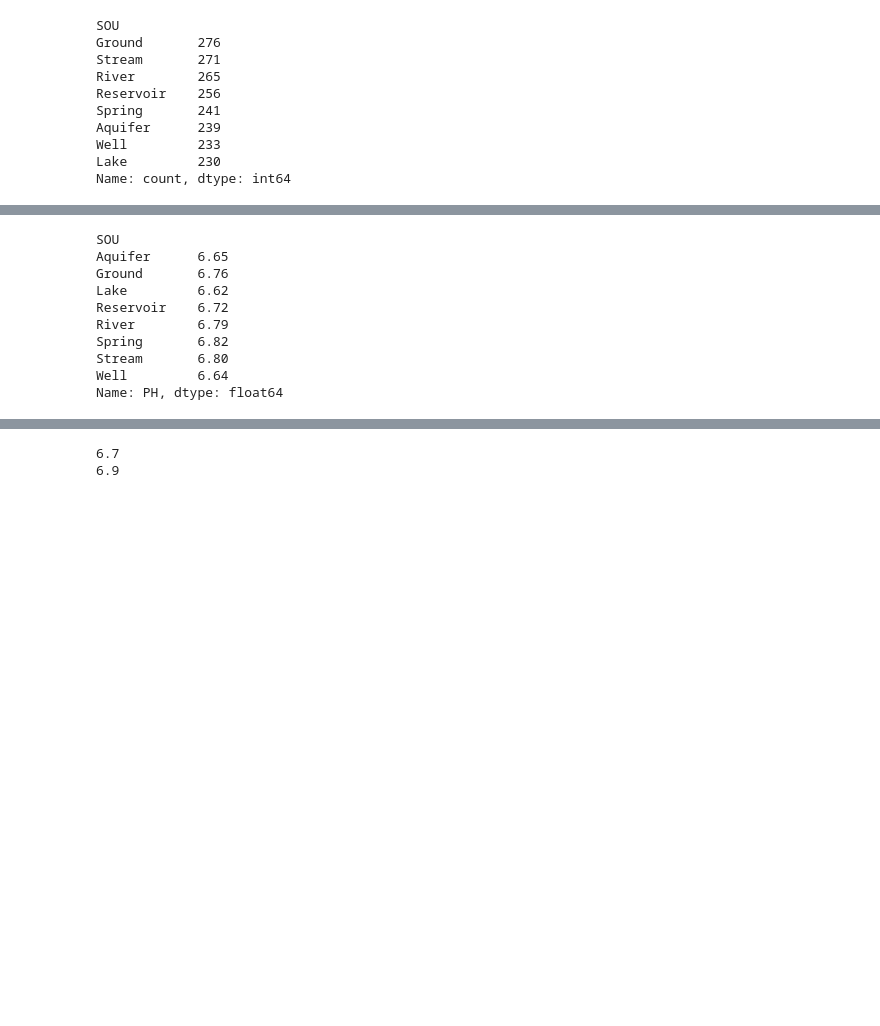
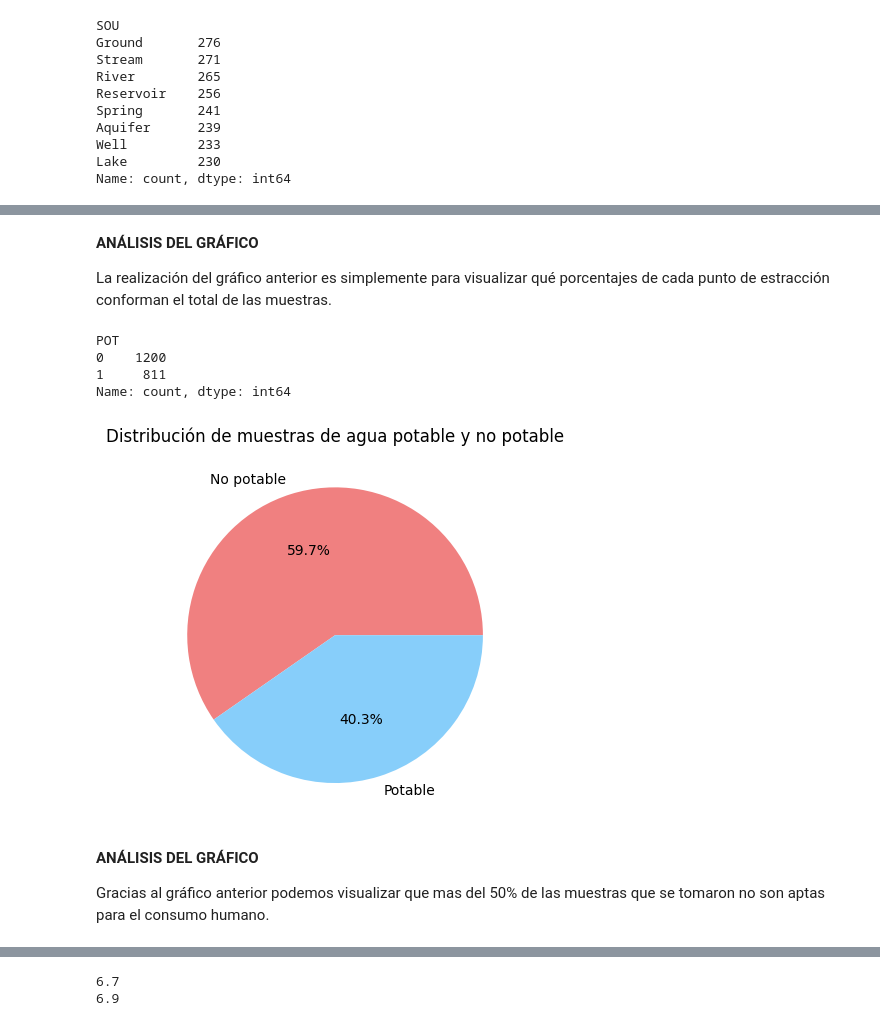
Before and after one commit to Guillermo-Marin11/Coder-House, a Jupyter notebook: ProyectoDS_Parte1_Marin.ipynb, the cells around one changed output, grey strips where cells are left out. Drawn from its saved outputs; the diff is of its cells as text; code cells hidden in the pictures; blank space fills up the shorter version.

```diff
--- a/ProyectoDS_Parte1_Marin.ipynb
+++ b/ProyectoDS_Parte1_Marin.ipynb
@@ -283,16 +307,25 @@ plt.show()
-# %%
-## Realización de la media por origen de extracción
-
-mediaxph = df.groupby('SOU')['PH'].mean().round(2)
-mediaxph
-# %% [output]
-SOU
-Aquifer      6.65
-Ground       6.76
-Lake         6.62
-Reservoir    6.72
-River        6.79
-Spring       6.82
-Stream       6.80
-Well         6.64
-Name: PH, dtype: float64
+# %% [markdown]
+**ANÁLISIS DEL GRÁFICO**
+
+La realización del gráfico anterior es simplemente para visualizar qué porcentajes de cada punto de estracción conforman el total de las muestras.
+# %%
+# Procedemos a contar las muestras potables y no potables de nuestra investigación
+
+counts = df['POT'].value_counts()
+print(counts)
+# %% [output]
+POT
+0    1200
+1     811
+Name: count, dtype: int64
+# %%
+counts.plot.pie(autopct='%1.1f%%', labels=['No potable', 'Potable'], colors=['lightcoral', 'lightskyblue'])
+plt.title('Distribución de muestras de agua potable y no potable')
+plt.ylabel('')  # Opcional: eliminar la etiqueta del eje y
+plt.show()
+# %% [output]
+[figure, added]
+# %% [markdown]
+**ANÁLISIS DEL GRÁFICO**
+
+Gracias al gráfico anterior podemos visualizar que mas del 50% de las muestras que se tomaron no son aptas para el consumo humano.
```
Also changed, not shown: parts of 46 cells of this notebook.
